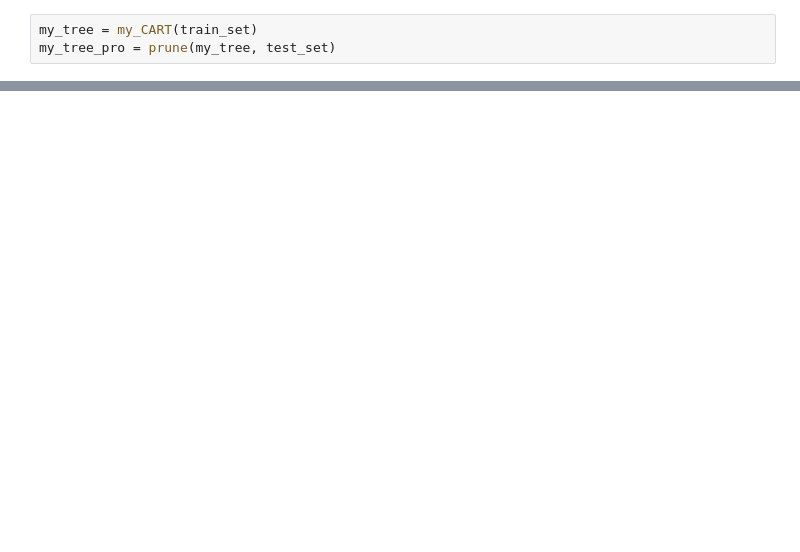
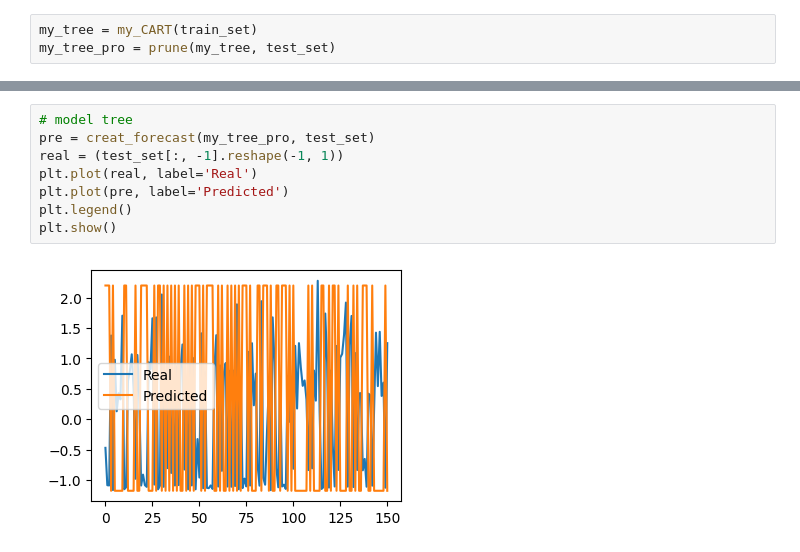
Before and after one commit to diyizhilunba/Python-for-Finance, a Jupyter notebook: CART_tree.ipynb, the cells around one changed output, grey strips where cells are left out. Drawn from its saved outputs; the diff is of its cells as text; blank space fills up the shorter version.

```diff
--- a/CART_tree.ipynb
+++ b/CART_tree.ipynb
@@ -184,0 +214,10 @@ plt.show()
+# %%
+# model tree
+pre = creat_forecast(my_tree_pro, test_set)
+real = (test_set[:, -1].reshape(-1, 1))
+plt.plot(real, label='Real')
+plt.plot(pre, label='Predicted')
+plt.legend()
+plt.show()
+# %% [output]
+[figure, added]
```
Also changed, not shown: parts of 4 cells of this notebook.
